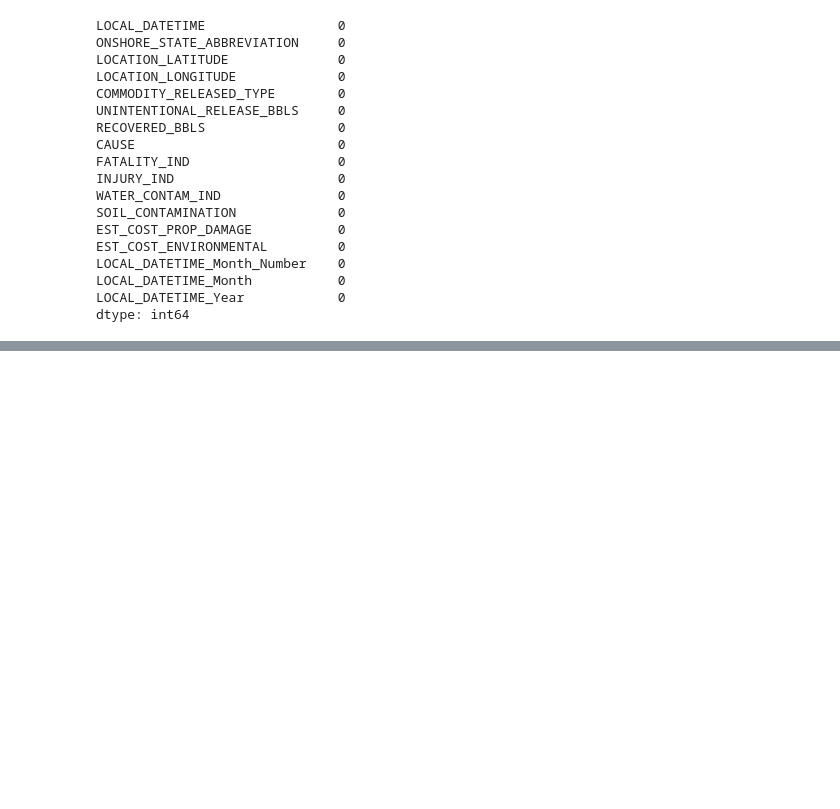
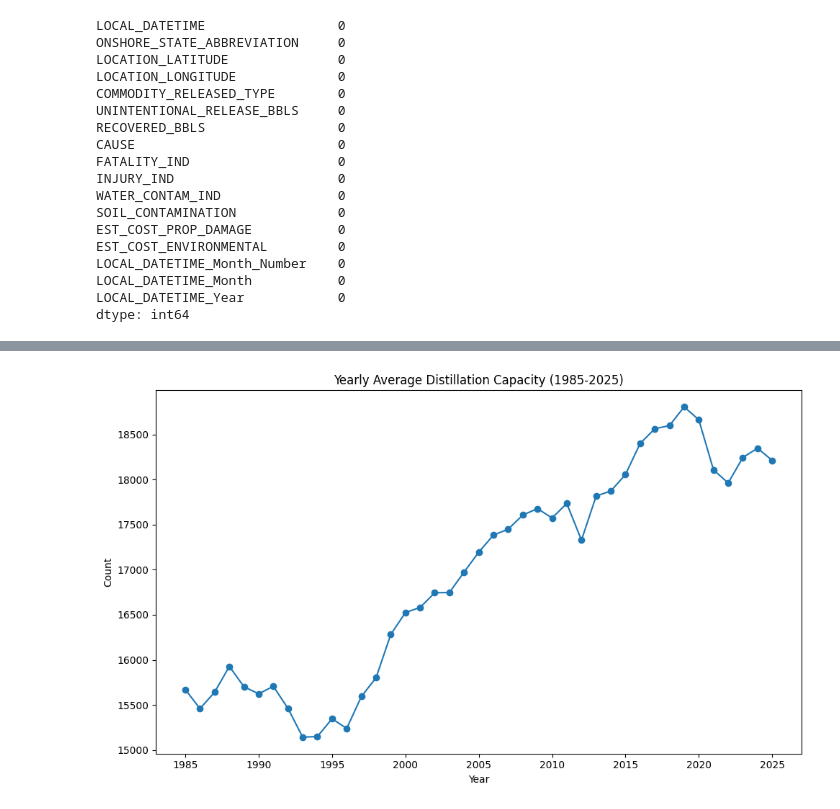
Before and after one commit to btokoli/Forecasting-Refinery-Throughput-Disruptions-via-Midstream-Pipeline-Incident-Analysis, a Jupyter notebook: notebooks/EDA_cleaning.ipynb, the cells around one changed output, grey strips where cells are left out. Saved outputs shown, nothing was run; the diff lists cells and outputs as text; code cells hidden in the pictures; blank space fills up the shorter version.

```diff
--- a/notebooks/EDA_cleaning.ipynb
+++ b/notebooks/EDA_cleaning.ipynb
@@ -232,0 +265,14 @@ dtype: int64
+# %%
+#Yearly average Refinery Distillation capacity from 1985 to 2025
+
+yearly_refinery_capacity = (refinery_capacity.groupby("Date_Year", as_index=False)["Distillation_Capacity"].mean())
+
+plt.figure(figsize=(10,6))
+plt.plot(yearly_refinery_capacity["Date_Year"],yearly_refinery_capacity["Distillation_Capacity"], marker="o")
+plt.title("Yearly Average Distillation Capacity (Thousand Barrels per Calendar Day) from 1985-2025")
+plt.xlabel("Year")
+plt.ylabel("Count")
+plt.tight_layout()
+plt.show()
+# %% [output]
+[figure, added]
```
Also changed, not shown: parts of 10 cells of this notebook, 1 other file.
